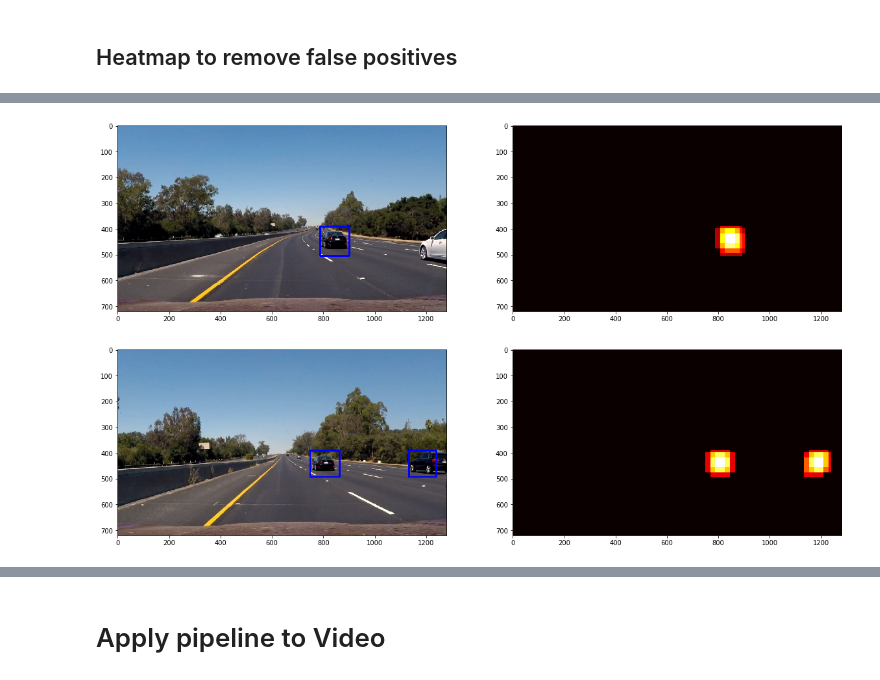
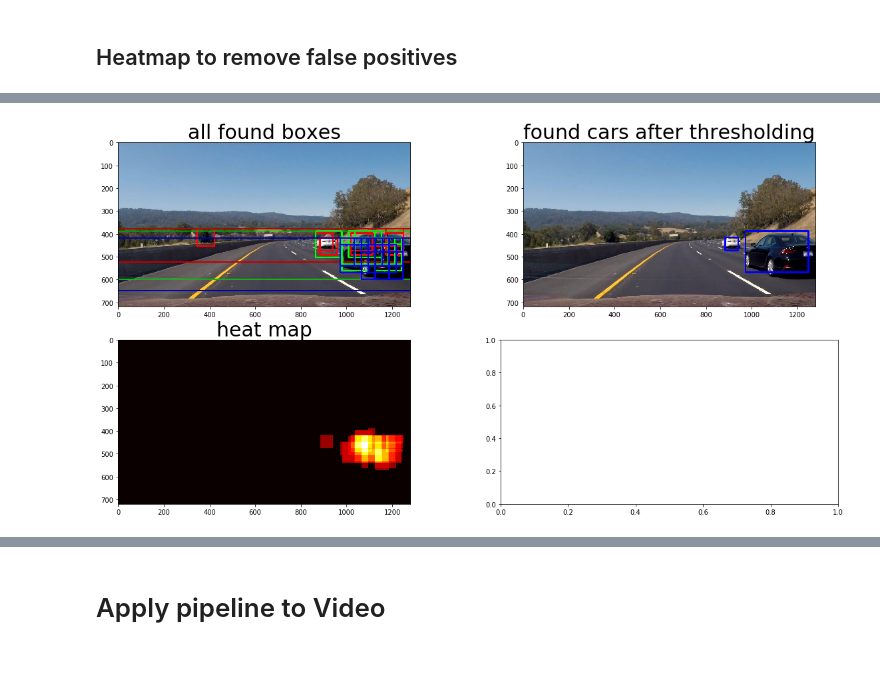
Before and after one commit to e7dud7e/carnd, a Jupyter notebook: VehicleDetection/VehicleDetection.ipynb, the cells around one changed output, grey strips where cells are left out. Saved outputs shown, nothing was run; the diff lists cells and outputs as text; code cells hidden in the pictures.

```diff
--- a/VehicleDetection/VehicleDetection.ipynb
+++ b/VehicleDetection/VehicleDetection.ipynb
@@ -1267,5 +1258,0 @@ ax2.imshow(heatmap_l[ii], cmap='hot');
-# %%
-ii=8
-f, (ax1, ax2)  = plt.subplots(1, 2, figsize=(20,10));
-ax1.imshow(bbox_image_l[ii]);
-ax2.imshow(heatmap_l[ii], cmap='hot');
@@ -1274,5 +1258,0 @@ ax2.imshow(heatmap_l[ii], cmap='hot');
-# %%
-ii=9
-f, (ax1, ax2)  = plt.subplots(1, 2, figsize=(20,10));
-ax1.imshow(bbox_image_l[ii]);
-ax2.imshow(heatmap_l[ii], cmap='hot');
@@ -1281,14 +1259,14 @@ ax2.imshow(heatmap_l[ii], cmap='hot');
-# %%
-ii=10
-f, (ax1, ax2)  = plt.subplots(1, 2, figsize=(20,10));
-ax1.imshow(bbox_image_l[ii]);
-ax2.imshow(heatmap_l[ii], cmap='hot');
-# %% [output]
-[figure, removed]
-# %%
-ii=11
-f, (ax1, ax2)  = plt.subplots(1, 2, figsize=(20,10));
-ax1.imshow(bbox_image_l[ii]);
-ax2.imshow(heatmap_l[ii], cmap='hot');
-# %% [output]
-[figure, removed]
+# %%
+
+n=14
+path_box = 'output_images/' + 'find_cars'+ str(n) + '.jpg'
+img_box = read_rgb(path_box)
+f, ((ax1, ax2),(ax3, ax4) ) = plt.subplots(2, 2, figsize=(20,10));
+ax1.imshow(img_box);
+ax1.set_title("all found boxes", fontsize=30);
+ax2.imshow(bbox_image_l[n-1]);
+ax2.set_title("found cars after thresholding", fontsize=30);
+ax3.imshow(heatmap_l[n-1], cmap='hot');
+ax3.set_title("heat map", fontsize=30);
+# %% [output]
+[figure, added]
```
Also changed, not shown: parts of 24 cells of this notebook, 29 other files.
